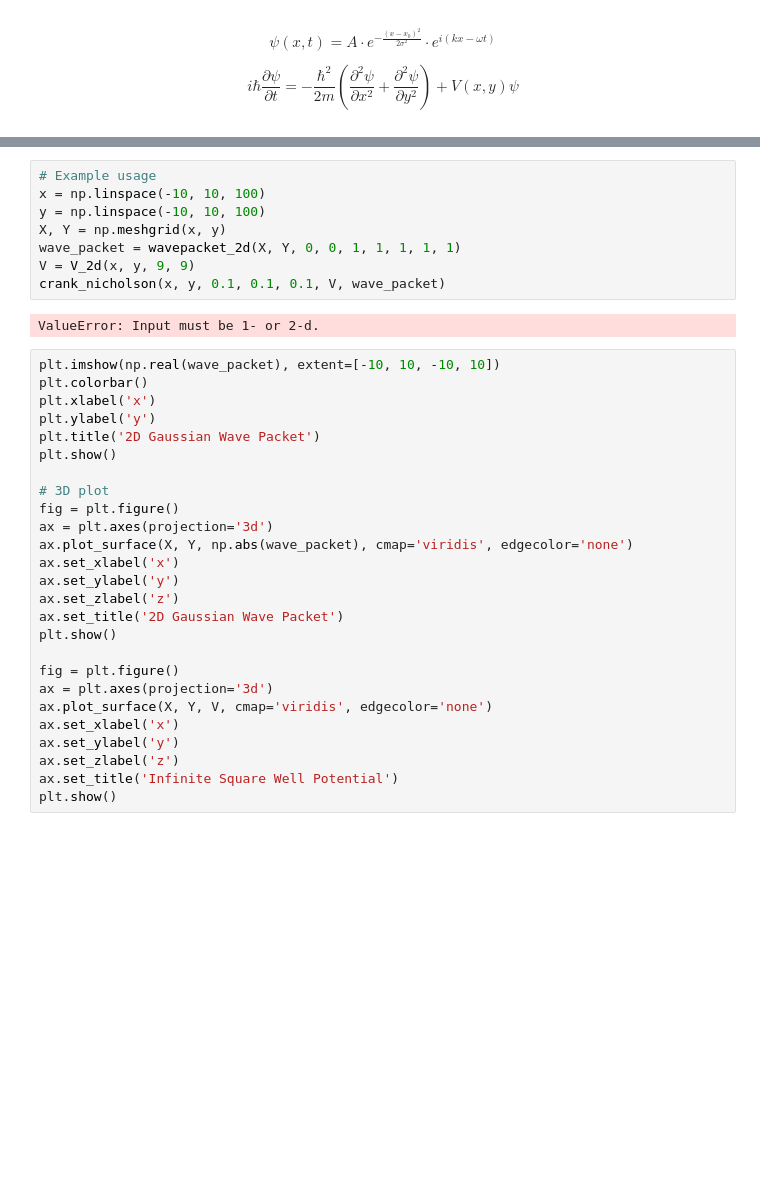
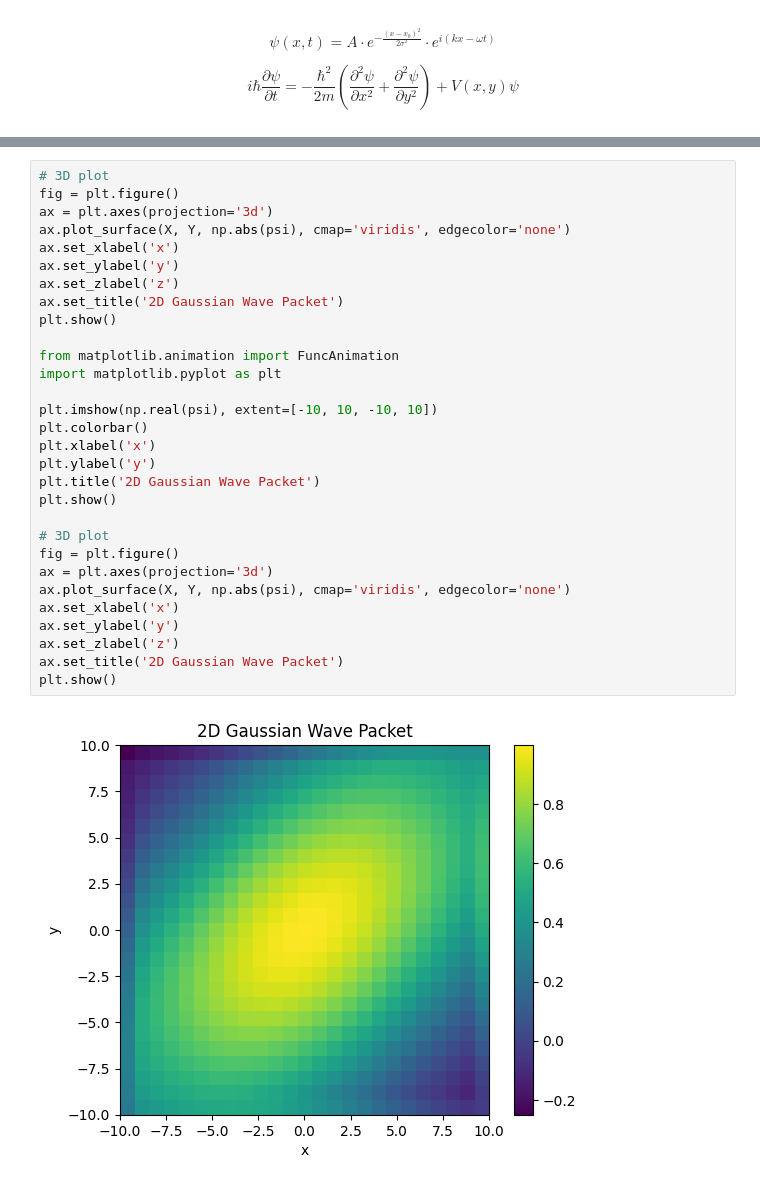
Before and after one commit to Sassy-Buoy/Comp-phys-Ex, a Jupyter notebook: gwp.ipynb, the cells around one changed output, grey strips where cells are left out. Drawn from its saved outputs; the diff is of its cells as text; blank space fills up the shorter version.

```diff
--- a/gwp.ipynb
+++ b/gwp.ipynb
@@ -69,36 +89,32 @@ def crank_nicholson(x, y, dx, dy, dt, V, psi0):
-# %%
-# Example usage
-x = np.linspace(-10, 10, 100)
-y = np.linspace(-10, 10, 100)
-X, Y = np.meshgrid(x, y)
-wave_packet = wavepacket_2d(X, Y, 0, 0, 1, 1, 1, 1, 1)
-V = V_2d(x, y, 9, 9)
-crank_nicholson(x, y, 0.1, 0.1, 0.1, V, wave_packet)
-# %% [output]
-ValueError: Input must be 1- or 2-d.
 # %%
-plt.imshow(np.real(wave_packet), extent=[-10, 10, -10, 10])
+# 3D plot
+fig = plt.figure()
+ax = plt.axes(projection='3d')
+ax.plot_surface(X, Y, np.abs(psi), cmap='viridis', edgecolor='none')
+ax.set_xlabel('x')
+ax.set_ylabel('y')
+ax.set_zlabel('z')
+ax.set_title('2D Gaussian Wave Packet')
+plt.show()
+
+from matplotlib.animation import FuncAnimation
+import matplotlib.pyplot as plt
+
+plt.imshow(np.real(psi), extent=[-10, 10, -10, 10])
 plt.colorbar()
 plt.xlabel('x')
 plt.ylabel('y')
 plt.title('2D Gaussian Wave Packet')
 plt.show()
 
 # 3D plot
 fig = plt.figure()
 ax = plt.axes(projection='3d')
-ax.plot_surface(X, Y, np.abs(wave_packet), cmap='viridis', edgecolor='none')
+ax.plot_surface(X, Y, np.abs(psi), cmap='viridis', edgecolor='none')
 ax.set_xlabel('x')
 ax.set_ylabel('y')
 ax.set_zlabel('z')
 ax.set_title('2D Gaussian Wave Packet')
 plt.show()
-
-fig = plt.figure()
-ax = plt.axes(projection='3d')
-ax.plot_surface(X, Y, V, cmap='viridis', edgecolor='none')
-ax.set_xlabel('x')
-ax.set_ylabel('y')
-ax.set_zlabel('z')
-ax.set_title('Infinite Square Well Potential')
-plt.show()
+# %% [output]
+[figure, added]
```
Also changed, not shown: parts of 3 cells of this notebook, 4 other files.
